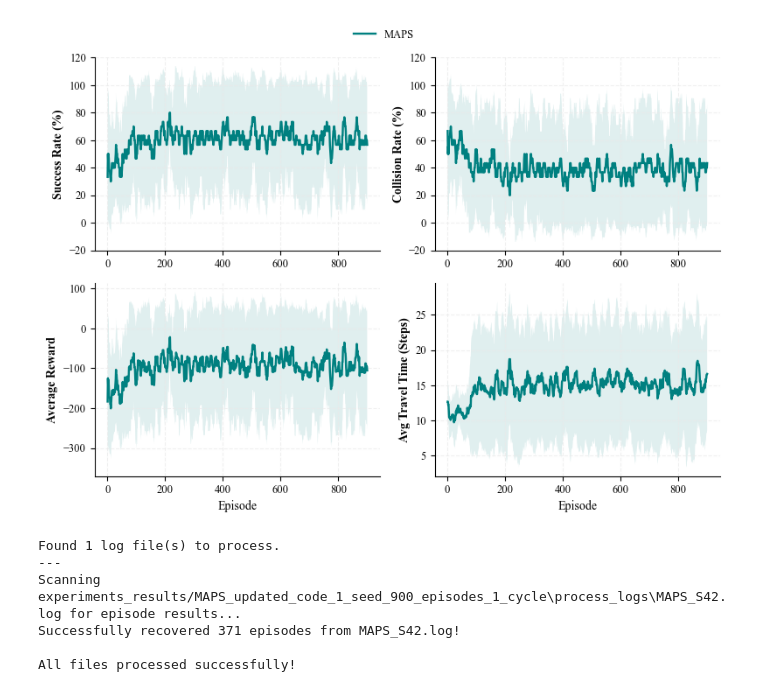
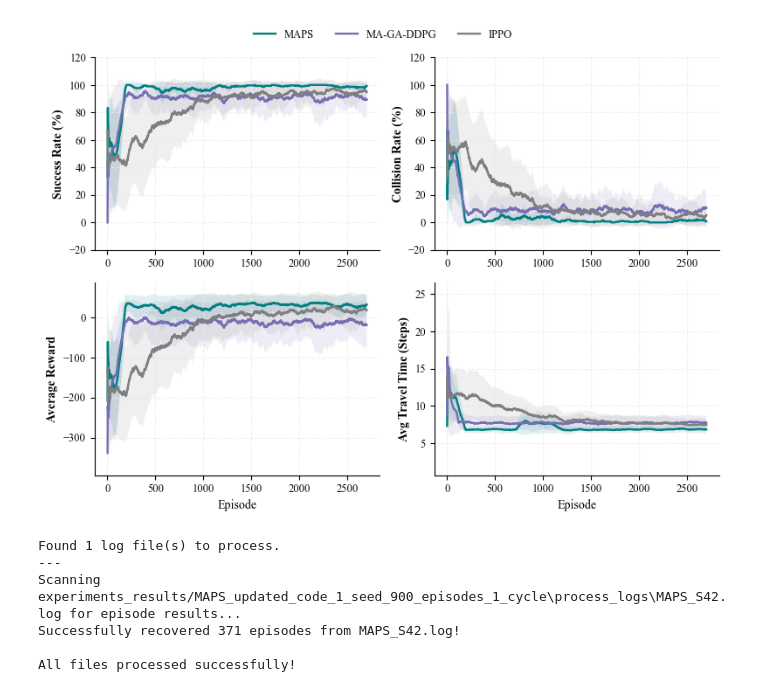
Before and after one commit to DRL-Research/RL, a Jupyter notebook: analyze_results.ipynb, the cells around one changed output. Drawn from its saved outputs; the diff is of its cells as text; code cells hidden in the pictures.

```diff
--- a/analyze_results.ipynb
+++ b/analyze_results.ipynb
@@ -32,30 +32,30 @@ plt.rcParams.update({
 SEEDS = [42, 100, 2026]
 # SEEDS = [42]
 # SEEDS = [1]
-# NUM_EPISODES = 2700
-NUM_EPISODES = 900
+NUM_EPISODES = 2700
+# NUM_EPISODES = 900
 # NUM_EPISODES = 371
 WINDOW_SIZE = 100
 
 ALGORITHMS = {
     "MAPS": "experiment",
     # "VN-MA-DDPG": "vn_maddpg",
-    # "MA-GA-DDPG": "ma_ga_ddpg",
-    # "IPPO": "ippo"
+    "MA-GA-DDPG": "ma_ga_ddpg",
+    "IPPO": "ippo"
 }
 
 # High-contrast, colorblind-friendly academic palette
 COLORS = {
     "MAPS": "#008080",          # Deep Teal (Primary Method Accent)
     # "VN-MA-DDPG": "#d95f02",    # Burnt Orange (Strong Contrast Baseline)
-    # "MA-GA-DDPG": "#7570b3",    # Slate Blue/Purple (Secondary Baseline)
-    # "IPPO": "#7f7f7f"           # Neutral Grey (Standard Simple Baseline)
+    "MA-GA-DDPG": "#7570b3",    # Slate Blue/Purple (Secondary Baseline)
+    "IPPO": "#7f7f7f"           # Neutral Grey (Standard Simple Baseline)
 }
 
-# experiment_name = "3_baselines_3_seeds_2700_episodes"
+experiment_name = "3_baselines_3_seeds_2700_episodes"
 # experiment_name = "MAPS_from_stable_version"
 # experiment_name = "MAPS_updated_code_1_seed_900_episodes_1_cycle"
-experiment_name = "MAPS_updated_code_3_seed_900_episodes_in_3_cycles"
+# experiment_name = "MAPS_updated_code_3_seed_900_episodes_in_3_cycles"
 # experiment_name = "roundabout_2700_episodes_3_seeds_maps_and_ippo"
 # experiment_name = "roundabout_900_episodes_3_seeds_all_algos"
 
@@ -149,34 +149,34 @@ for metric_key, ylabel, ax in metrics:
 
         mean_smooth = compute_rolling_avg(mean_raw, WINDOW_SIZE)
         std_smooth = compute_rolling_avg(std_raw, WINDOW_SIZE)
 
         line, = ax.plot(episodes_x, mean_smooth, label=alg_name, color=color, linewidth=1.75)
 
         ax.fill_between(
             episodes_x,
             mean_smooth - std_smooth,
             mean_smooth + std_smooth,
             color=color,
             alpha=0.12,         # Slightly lowered alpha to keep overlapping regions readable
             edgecolor="none"
         )
 
         # Populate uniform global legend handles on the first loop
         if metric_key == "success_flags":
             legend_lines.append(line)
             legend_labels.append(alg_name)
 
 # Single unified clean legend row placed globally above plots
 fig.legend(legend_lines, legend_labels, loc='upper center', bbox_to_anchor=(0.5, 1.05), ncol=4, frameon=False)
 
 plt.tight_layout()
 
 # Export strictly as high-density vector format for LaTeX templates
 os.makedirs("plots", exist_ok=True)
 plt.savefig("plots/algorithm_comparison.pdf", dpi=300, bbox_inches="tight")
 plt.show()
 # %% [output]
-[figure, old version]
+[figure, new version]
 # %%
 # import json
 # import re
```
Also changed, not shown: 1 other file.
